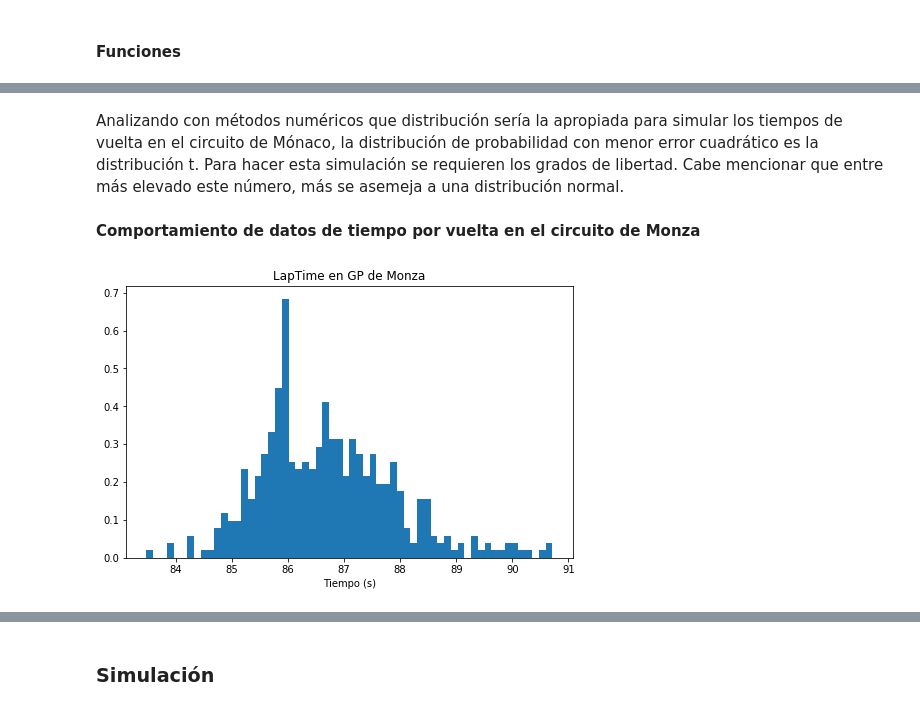
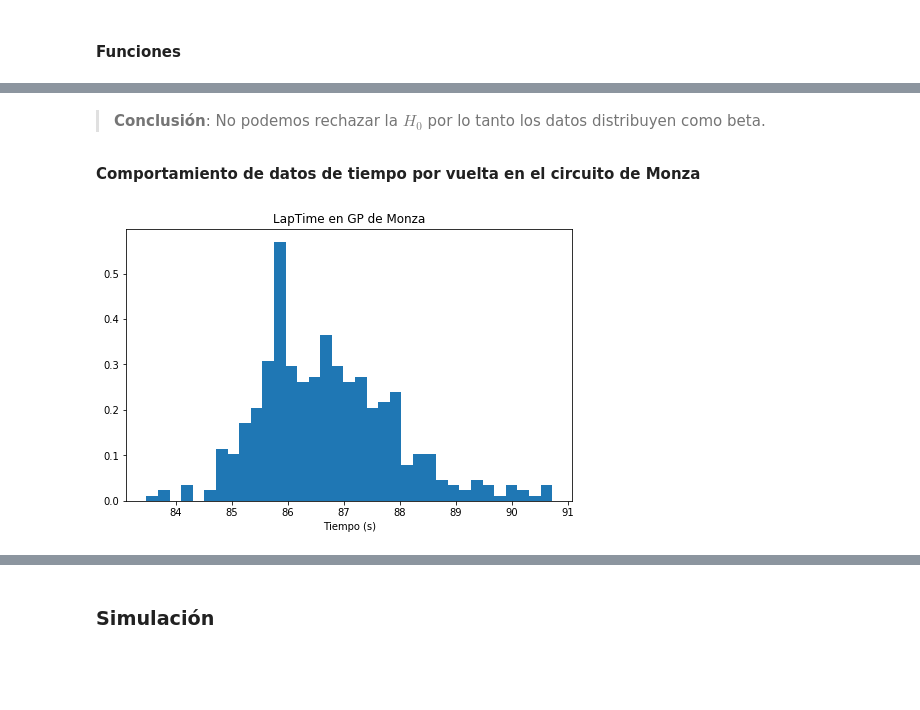
Before and after one commit to carolanb/Proyecto_modulo1, a Jupyter notebook: ProyectoModulo1_LopezA_NavarroC.ipynb, the cells around one changed output, grey strips where cells are left out. Cells and saved outputs as stored; diff of their text form; code cells hidden in the pictures; blank space fills up the shorter version.

```diff
--- a/ProyectoModulo1_LopezA_NavarroC.ipynb
+++ b/ProyectoModulo1_LopezA_NavarroC.ipynb
@@ -362,0 +411,10 @@ b = Monza_GP['LapTime'].values
+# %%
+#medias de cada piloto en nodos 1 y 2
+tiempos_mon, ll, ul = remove_outliers2(Monaco_GP,'LapTime')
+tiempos_mz, ll, ul = remove_outliers2(Monza_GP,'LapTime')
+
+a = tiempos_mon['LapTime'].values
+b = tiempos_mz['LapTime'].values
+
+# avg_monaco = tiempos_mon.groupby('driverId')['LapTime'].mean()
+# avg_monza = tiempos_mz.groupby('driverId')['LapTime'].mean()
@@ -409,18 +531,18 @@ error_monaco.head(5)
-# %% [markdown]
-Analizando con métodos numéricos que distribución sería la apropiada para simular los tiempos de vuelta en el circuito de Mónaco, la distribución de probabilidad con menor error cuadrático es la distribución t. Para hacer esta simulación se requieren los grados de libertad. Cabe mencionar que entre más elevado este número, más se asemeja a una distribución normal.
+# %% [markdown]
+> **Conclusión**: No podemos rechazar la $H_0$ por lo tanto los datos distribuyen como beta.
 # %% [markdown]
 **Comportamiento de datos de tiempo por vuelta en el circuito de Monza**
 # %%
 #Histograma tiempos de vuelta en circuito de Monza
 np.set_printoptions(precision=6, suppress=True) #evitar que los datos estén en notación científica
 
-tiempos_monza, ll, ul = remove_outliers2(Monza_GP,'LapTime')
-b = tiempos_monza['LapTime'].values
+# tiempos_monza, ll, ul = remove_outliers2(Monza_GP,'LapTime')
+# b = tiempos_monza['LapTime'].values
 
 fig, ax = plt.subplots(1, 1, figsize=(8,5))
-y, x, _ = ax.hist(b, bins=60, density=True)
+y2, x2, _ = ax.hist(b, bins=35, density=True)
 plt.title('LapTime en GP de Monza')
 plt.xlabel('Tiempo (s)')
-x = x[1:] #obviar el primer valor
+x2 = x2[1:] #obviar el primer valor
 # %% [output]
-[figure, old version]
+[figure, new version]
```
Also changed, not shown: parts of 96 cells of this notebook.
